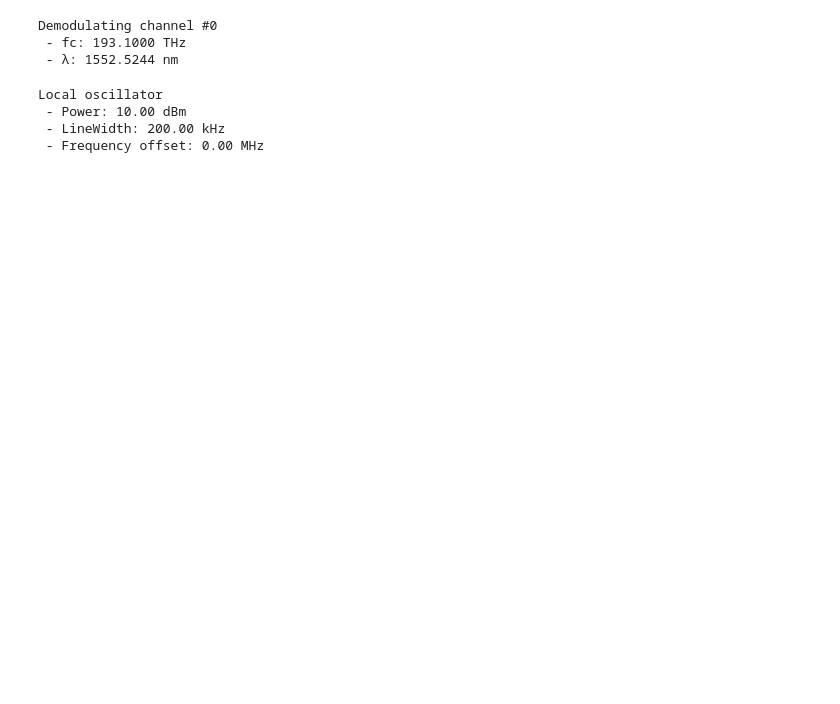
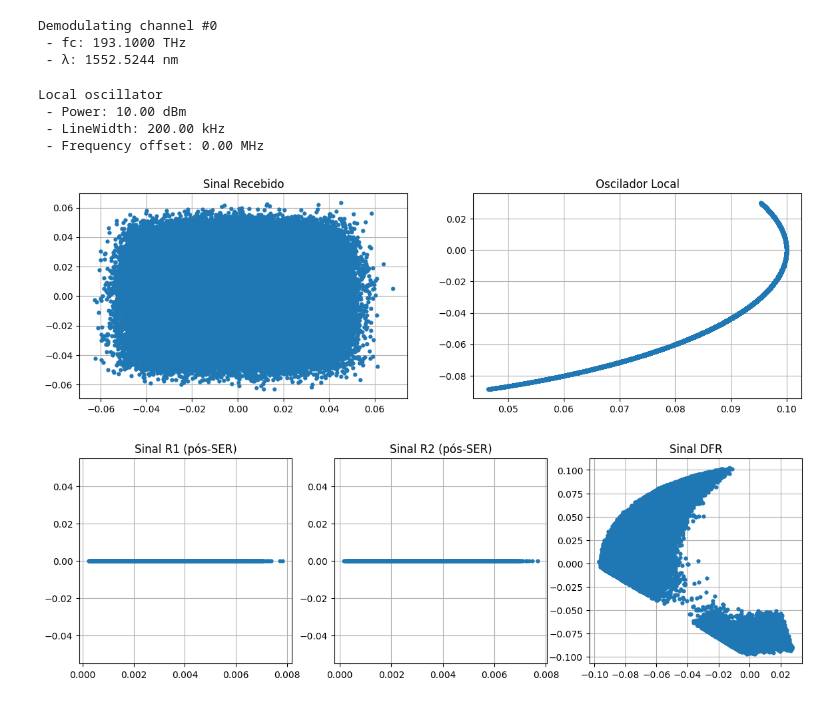
Before and after one commit to jfelipeslg/TCC_Single-Ended-Receiver, a Jupyter notebook: main_SER.ipynb, the cells around one changed output. Saved outputs shown, nothing was run; the diff lists cells and outputs as text; code cells hidden in the pictures; blank space fills up the shorter version.

```diff
--- a/main_SER.ipynb
+++ b/main_SER.ipynb
@@ -171,0 +263,33 @@ Local oscillator
+# %%
+# Receptor óptico coerente
+sigWDM = sigWDM.reshape(len(sigWDM),)
+sigRx1, sigRx2 = SEReceiver(sigWDM, sigLO, Rd=1)
+sigDFR = DFR(sigRx1, sigRx2, sigLO)
+# %%
+# plot constellations (pós-receptor coerente)
+fig, axs = plt.subplots(1, 2, figsize=(14,4))
+
+axs[0].plot(np.squeeze(sigWDM).real, np.squeeze(sigWDM).imag,'.', markersize=7)
+axs[0].set_title('Sinal Recebido')
+axs[0].grid('True')
+
+axs[1].plot(np.squeeze(sigLO).real, np.squeeze(sigLO).imag,'.', markersize=7)
+axs[1].set_title('Oscilador Local')
+axs[1].grid('True')
+
+fig, axs = plt.subplots(1, 3, figsize=(14,4))
+
+axs[0].plot(np.squeeze(sigRx1).real, np.squeeze(sigRx1).imag,'.', markersize=7)
+axs[0].set_title('Sinal R1 (pós-SER)')
+axs[0].grid('True')
+
+axs[1].plot(np.squeeze(sigRx2).real, np.squeeze(sigRx2).imag,'.', markersize=7)
+axs[1].set_title('Sinal R2 (pós-SER)')
+axs[1].grid('True')
+
+axs[2].plot(np.squeeze(sigDFR).real, np.squeeze(sigDFR).imag,'.', markersize=7)
+axs[2].set_title('Sinal DFR')
+axs[2].grid('True')
+# %% [output]
+[figure, added]
+[figure, added]
```
Also changed, not shown: parts of 6 cells of this notebook, 3 other files.
